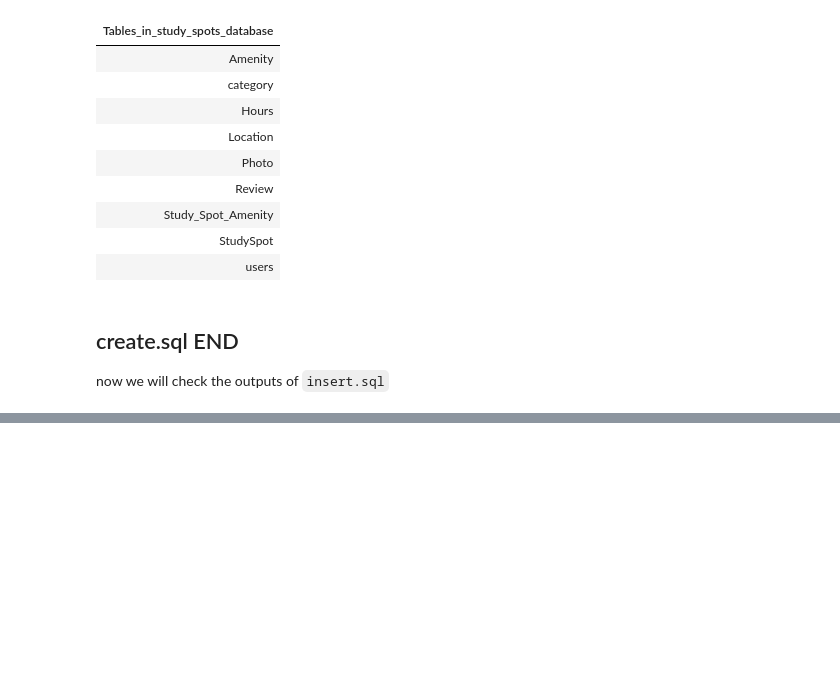
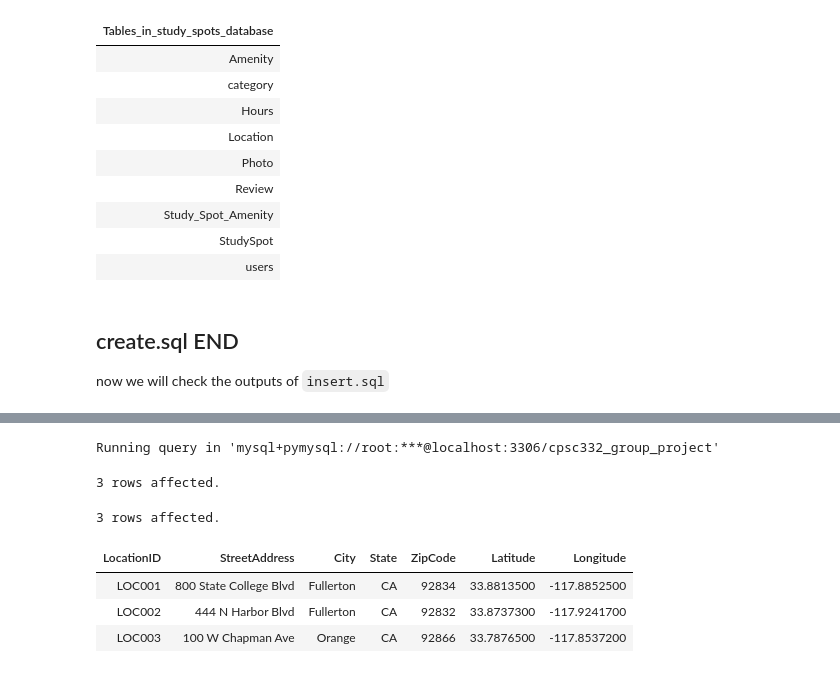
Before and after one commit to chrisalpuerto/cpsc-332-group-project, a Jupyter notebook: main.ipynb, the cells around one changed output, grey strips where cells are left out. Saved outputs shown, nothing was run; the diff lists cells and outputs as text; code cells hidden in the pictures; blank space fills up the shorter version.

```diff
--- a/main.ipynb
+++ b/main.ipynb
@@ -210,0 +240,15 @@ RuntimeError: (pymysql.err.OperationalError) (1364, "Field 'password' doesn't ha
+# %%
+%%sql
+INSERT INTO Location (LocationID, Latitude, Longitude, StreetAddress, City, State, ZipCode) VALUES
+('LOC001', '33.88135', '-117.88525', '800 State College Blvd', 'Fullerton', 'CA', 92834),
+('LOC002', '33.87373', '-117.92417', '444 N Harbor Blvd', 'Fullerton', 'CA', 92832),
+('LOC003', '33.78765', '-117.85372', '100 W Chapman Ave', 'Orange', 'CA', 92866);
+SELECT * FROM Location;
+# %% [output]
+Running query in 'mysql+pymysql://root:***@localhost:3306/cpsc332_group_project'
+3 rows affected.
+3 rows affected.
+| LocationID | StreetAddress | City | State | ZipCode | Latitude | Longitude |
+| LOC001 | 800 State College Blvd | Fullerton | CA | 92834 | 33.8813500 | -117.8852500 |
+| LOC002 | 444 N Harbor Blvd | Fullerton | CA | 92832 | 33.8737300 | -117.9241700 |
+| LOC003 | 100 W Chapman Ave | Orange | CA | 92866 | 33.7876500 | -117.8537200 |
```
Also changed, not shown: parts of 27 cells of this notebook, 3 other files.
